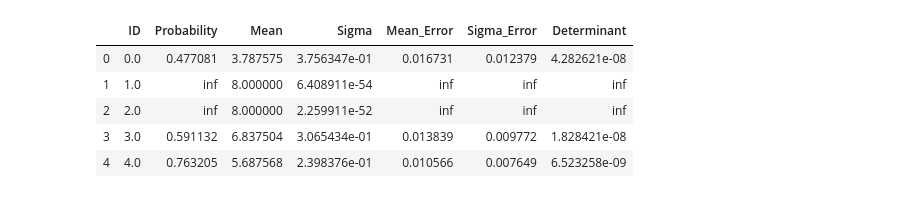
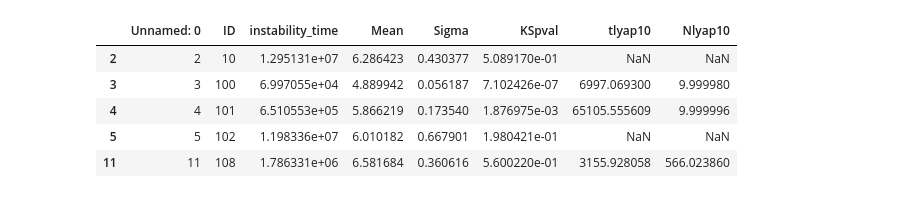
Before and after one commit to Naireen/StabilitySetImage, a Jupyter notebook: Analysis/Resonant_Plotting_Distrbutions.ipynb, the cells around one changed output. Cells and saved outputs as stored; diff of their text form; code cells hidden in the pictures.

```diff
--- a/Analysis/Resonant_Plotting_Distrbutions.ipynb
+++ b/Analysis/Resonant_Plotting_Distrbutions.ipynb
@@ -4,12 +4,13 @@ import matplotlib.pyplot as plt
 import pandas as pd
 from scipy.stats import norm
 # %%
-info = pd.read_csv("../csvs/resonant/Gaussian_Fits_317.csv")
+info = pd.read_csv("../csvs/resonant_summary.csv")
+info = info[(info['Mean'] < 7) & (info['Mean'] > 4)]
 info.head()
 # %% [output]
-|  | ID | Probability | Mean | Sigma | Mean_Error | Sigma_Error | Determinant |
-| 0 | 0.0 | 0.477081 | 3.787575 | 3.756347e-01 | 0.016731 | 0.012379 | 4.282621e-08 |
-| 1 | 1.0 | inf | 8.000000 | 6.408911e-54 | inf | inf | inf |
-| 2 | 2.0 | inf | 8.000000 | 2.259911e-52 | inf | inf | inf |
-| 3 | 3.0 | 0.591132 | 6.837504 | 3.065434e-01 | 0.013839 | 0.009772 | 1.828421e-08 |
-| 4 | 4.0 | 0.763205 | 5.687568 | 2.398376e-01 | 0.010566 | 0.007649 | 6.523258e-09 |
+|  | Unnamed: 0 | ID | instability_time | Mean | Sigma | KSpval | tlyap10 | Nlyap10 |
+| 2 | 2 | 10 | 1.295131e+07 | 6.286423 | 0.430377 | 5.089170e-01 | NaN | NaN |
+| 3 | 3 | 100 | 6.997055e+04 | 4.889942 | 0.056187 | 7.102426e-07 | 6997.069300 | 9.999980 |
+| 4 | 4 | 101 | 6.510553e+05 | 5.866219 | 0.173540 | 1.876975e-03 | 65105.555609 | 9.999996 |
+| 5 | 5 | 102 | 1.198336e+07 | 6.010182 | 0.667901 | 1.980421e-01 | NaN | NaN |
+| 11 | 11 | 108 | 1.786331e+06 | 6.581684 | 0.360616 | 5.600220e-01 | 3155.928058 | 566.023860 |
```
Also changed, not shown: parts of 4 cells of this notebook, 1 other file.
